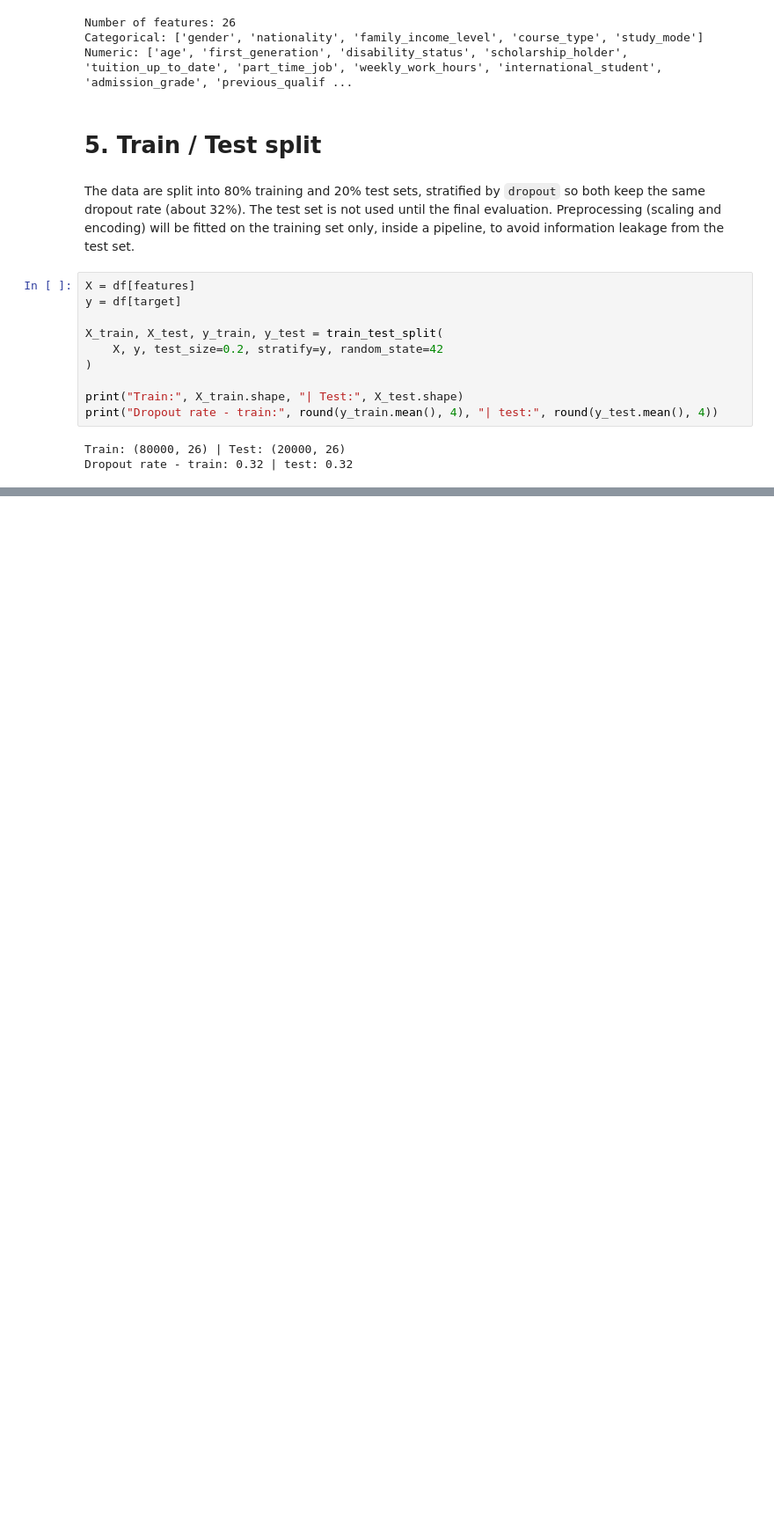
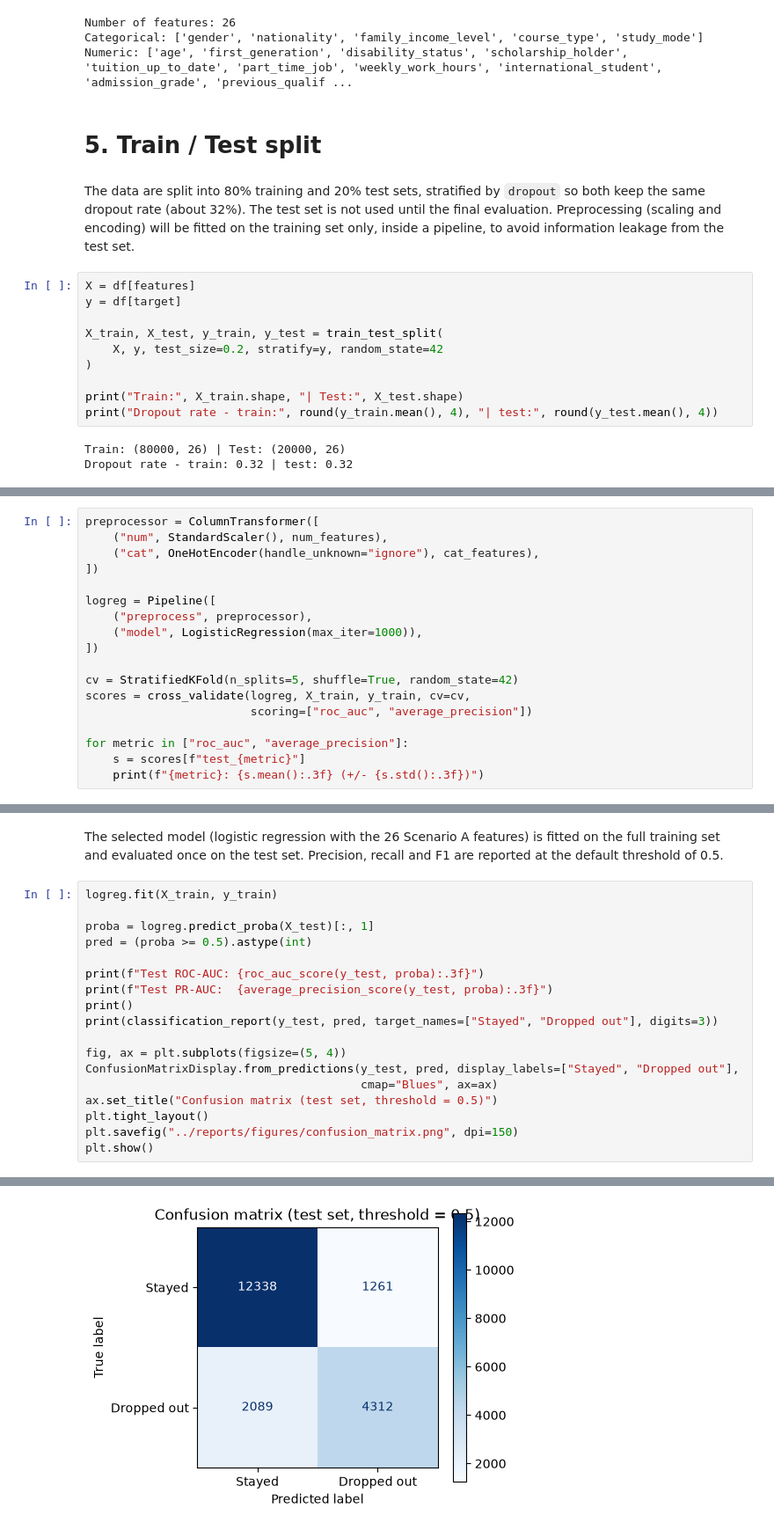
Before and after one commit to gnx-devx/academic-dropout-risk-analysis, a Jupyter notebook: notebooks/02_modeling.ipynb, the cells around one changed output, grey strips where cells are left out. Shown at 88% size. Drawn from its saved outputs; the diff is of its cells as text; blank space fills up the shorter version.

Commit message:
wip: models interpretation + fix bugs

```diff
--- a/notebooks/02_modeling.ipynb
+++ b/notebooks/02_modeling.ipynb
@@ -71,0 +85,18 @@ Dropout rate - train: 0.32 | test: 0.32
+# %%
+preprocessor = ColumnTransformer([
+    ("num", StandardScaler(), num_features),
+    ("cat", OneHotEncoder(handle_unknown="ignore"), cat_features),
+])
+
+logreg = Pipeline([
+    ("preprocess", preprocessor),
+    ("model", LogisticRegression(max_iter=1000)),
+])
+
+cv = StratifiedKFold(n_splits=5, shuffle=True, random_state=42)
+scores = cross_validate(logreg, X_train, y_train, cv=cv,
+                        scoring=["roc_auc", "average_precision"])
+
+for metric in ["roc_auc", "average_precision"]:
+    s = scores[f"test_{metric}"]
+    print(f"{metric}: {s.mean():.3f} (+/- {s.std():.3f})")
@@ -71,0 +173,21 @@ Dropout rate - train: 0.32 | test: 0.32
+# %% [markdown]
+The selected model (logistic regression with the 26 Scenario A features) is fitted on the full training set and evaluated once on the test set. Precision, recall and F1 are reported at the default threshold of 0.5.
+# %%
+logreg.fit(X_train, y_train)
+
+proba = logreg.predict_proba(X_test)[:, 1]
+pred = (proba >= 0.5).astype(int)
+
+print(f"Test ROC-AUC: {roc_auc_score(y_test, proba):.3f}")
+print(f"Test PR-AUC:  {average_precision_score(y_test, proba):.3f}")
+print()
+print(classification_report(y_test, pred, target_names=["Stayed", "Dropped out"], digits=3))
+
+fig, ax = plt.subplots(figsize=(5, 4))
+ConfusionMatrixDisplay.from_predictions(y_test, pred, display_labels=["Stayed", "Dropped out"],
+                                        cmap="Blues", ax=ax)
+ax.set_title("Confusion matrix (test set, threshold = 0.5)")
+plt.tight_layout()
+plt.savefig("../reports/figures/confusion_matrix.png", dpi=150)
+plt.show()
+# %% [output]
@@ -71,0 +205 @@ Dropout rate - train: 0.32 | test: 0.32
+[figure, added]
```
Also changed, not shown: parts of 29 cells of this notebook, 3 other files.
